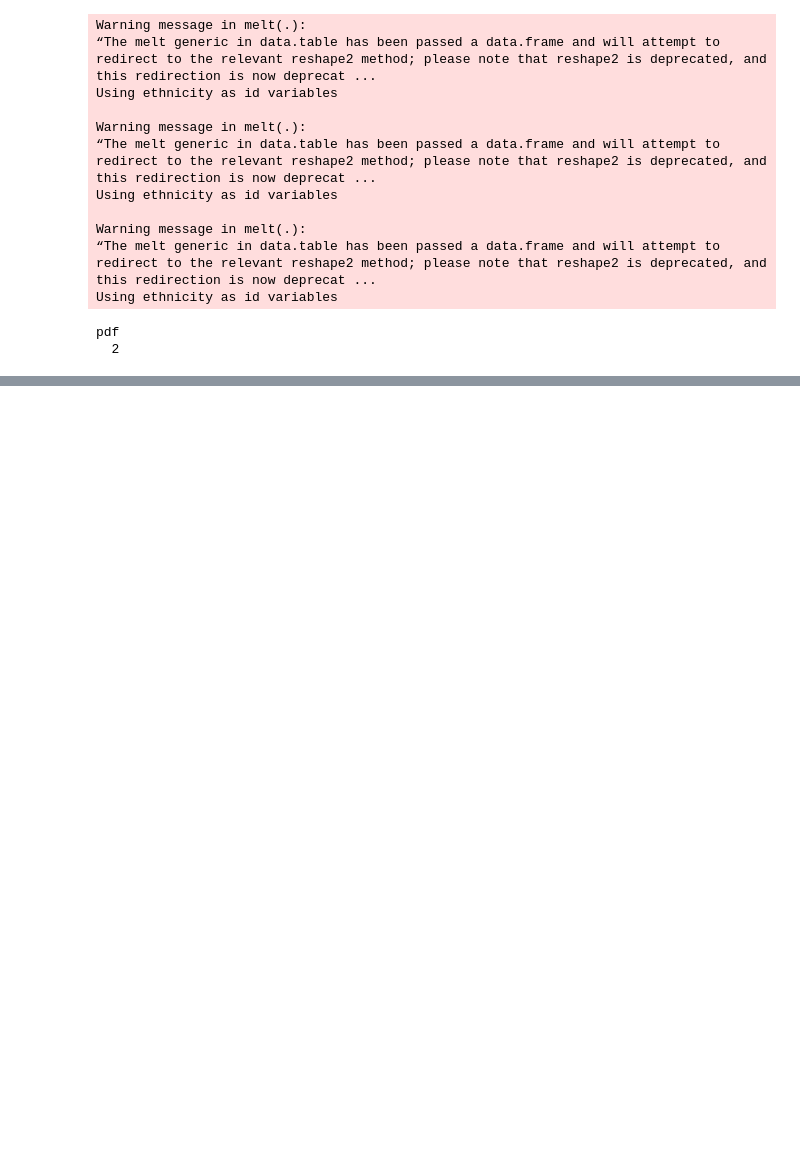
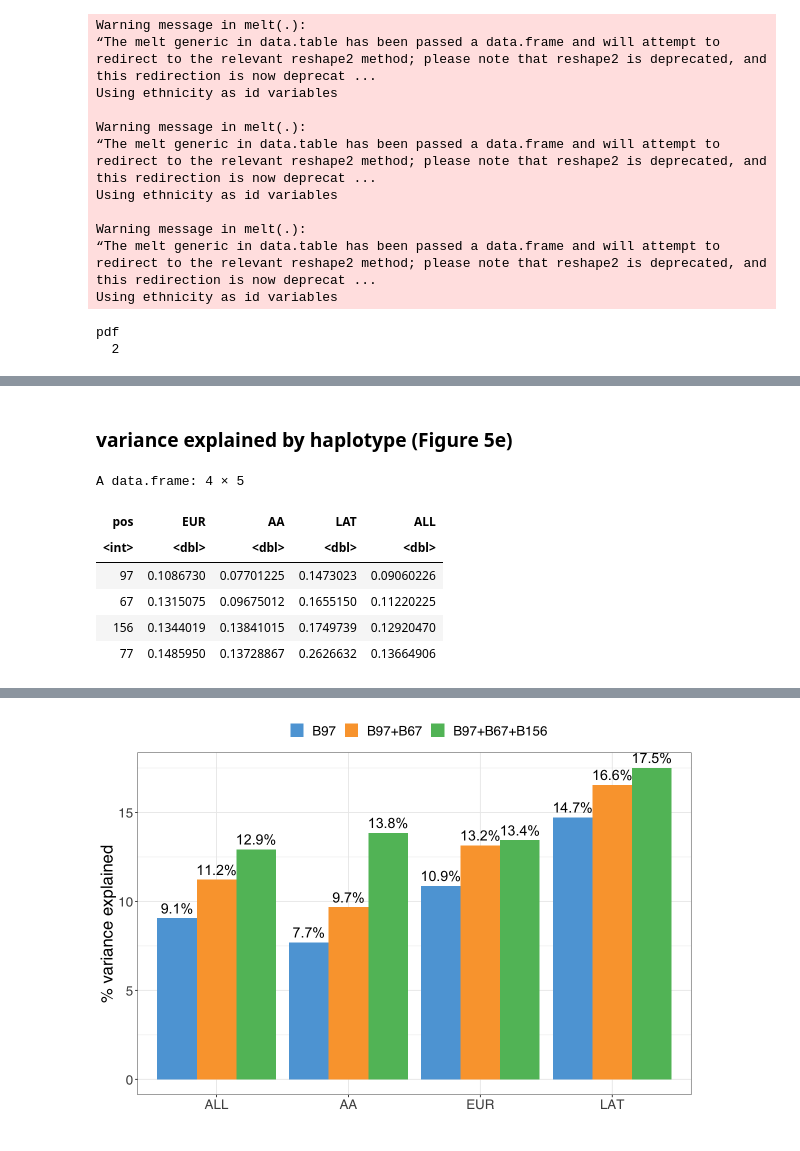
Before and after one commit to immunogenomics/HLA-TAPAS, a Jupyter notebook: manuscript/scripts/Main_Figures.ipynb, the cells around one changed output, grey strips where cells are left out. Drawn from its saved outputs; the diff is of its cells as text; code cells hidden in the pictures; blank space fills up the shorter version.

```diff
--- a/manuscript/scripts/Main_Figures.ipynb
+++ b/manuscript/scripts/Main_Figures.ipynb
@@ -475,0 +596,28 @@ pdf
+# %% [markdown]
+### variance explained by haplotype (Figure 5e)
+# %%
+x <- read.table("../data/varExp.txt",h=T,stringsAsFactors = F)
+x
+df <- melt(x[1:3,],id="pos")
+df$pos <- factor(df$pos, levels = c("97","67","156"))
+df$variable <- factor(df$variable, levels = c("ALL","AA","EUR" ,"LAT"))
+#haplo_colors <- c('#88BDE6','#FBB258','#90CD97','#F6AAC9') # light color theme
+haplo_colors <- c('#5DA5DA','#FAA43A','#60BD68','#F17CB0')
+p <- ggplot(data = df,aes(x=as.factor(variable),y=value*100,fill=pos)) +
+       geom_bar(stat="identity",position=position_dodge()) +
+    geom_text(aes(label=paste(round(value,3)*100,"%",sep="")), vjust=-.5, color="black",
+            position = position_dodge(0.9), size=6) +
+  scale_fill_manual(values=haplo_colors,name ="",
+                    labels=c("B97","B97+B67","B97+B67+B156"))
+
+p + theme(legend.position="top") + ylab("% variance explained") + xlab("")
+
+ggsave("../figs/Fig5e_haplotype_variance.pdf", height = 8, width = 10)
+# %% [output]
+A data.frame: 4 × 5
+| pos | EUR | AA | LAT | ALL |
+| <int> | <dbl> | <dbl> | <dbl> | <dbl> |
+| 97 | 0.1086730 | 0.07701225 | 0.1473023 | 0.09060226 |
+| 67 | 0.1315075 | 0.09675012 | 0.1655150 | 0.11220225 |
+| 156 | 0.1344019 | 0.13841015 | 0.1749739 | 0.12920470 |
+| 77 | 0.1485950 | 0.13728867 | 0.2626632 | 0.13664906 |
@@ -475,0 +626 @@ pdf
+[figure, added]
```
Also changed, not shown: parts of 12 cells of this notebook, 7 other files.
